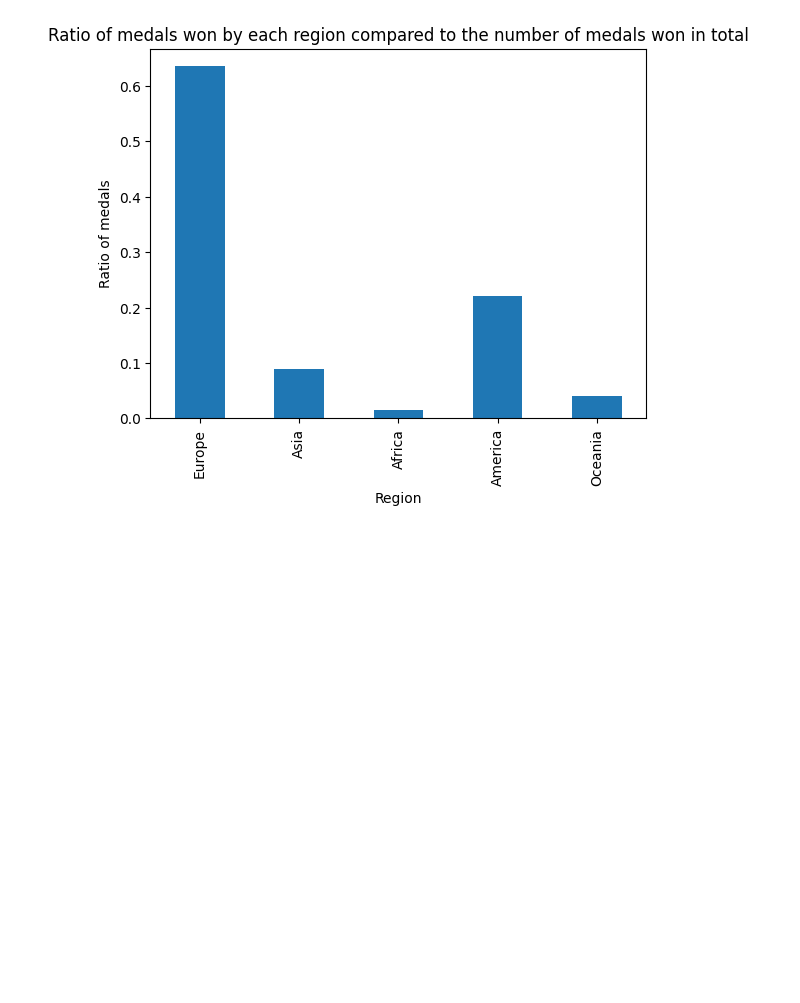
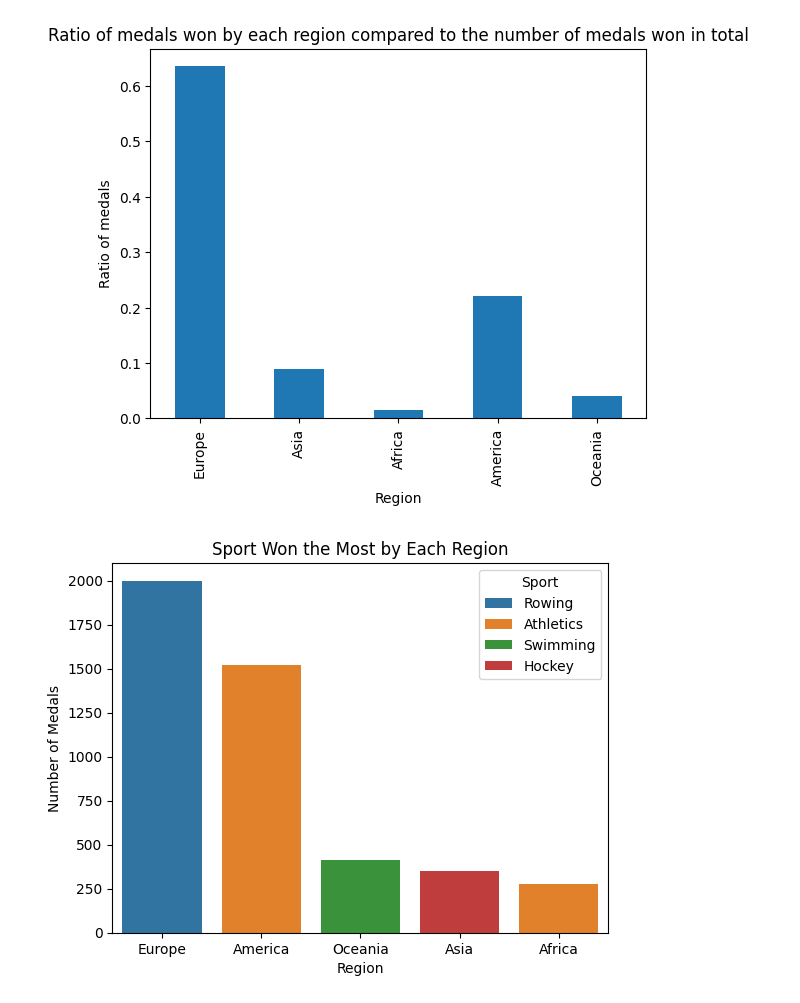
Before and after one commit to AnassTaher/data-wrangling, a Jupyter notebook: q2.ipynb, the cells around one changed output. Cells and saved outputs as stored; diff of their text form; code cells hidden in the pictures; blank space fills up the shorter version.

```diff
--- a/q2.ipynb
+++ b/q2.ipynb
@@ -11,7 +12,10 @@ regions_csv = pd.read_csv('noc_regions.csv')
 athletes_columns_to_be_cleaned = ['Age']
 atheletes_csv = atheletes_csv.dropna(axis=0, subset=athletes_columns_to_be_cleaned)
 
-regions_columns_to_be_cleaned = ['continent']
+# Make sure the first letter of the columns is capitalized, but if a column has multiple capital letters, keep it like that
+# This is to make sure the columns are consistent
+
+regions_columns_to_be_cleaned = ['Continent']
 regions_csv = regions_csv.dropna(axis=0, subset=regions_columns_to_be_cleaned)
 # We cleaned the data so every country is part of the 5 continents that participate in the olympic games
 # Europe, Asia, Africa, America, Oceania
@@ -51,3 +55,18 @@ plt.ylabel('Ratio of medals')
 plt.show()
 # %% [output]
 [figure]
+# %%
+# 2.3
+### 2.3. Which sport is won the most by which region?
+# Count the number of medals won by each region in each sport
+
+medals_won_by_each_region_in_each_sport = merged_data.dropna(axis=0, subset=['Medal']).groupby(['Continent', 'Sport'])['Medal'].count().reset_index()
+medals_won_by_each_region_in_each_sport = medals_won_by_each_region_in_each_sport.sort_values('Medal', ascending=False).drop_duplicates(subset='Continent', keep='first')
+fig, ax = plt.subplots()
+sns.barplot(x='Continent', y='Medal', data=medals_won_by_each_region_in_each_sport, hue='Sport', ax=ax)
+ax.set_title('Sport Won the Most by Each Region')
+ax.set_xlabel('Region')
+ax.set_ylabel('Number of Medals')
+plt.show()
+# %% [output]
+[figure, added]
```
Also changed, not shown: parts of 4 cells of this notebook, 2 other files.
